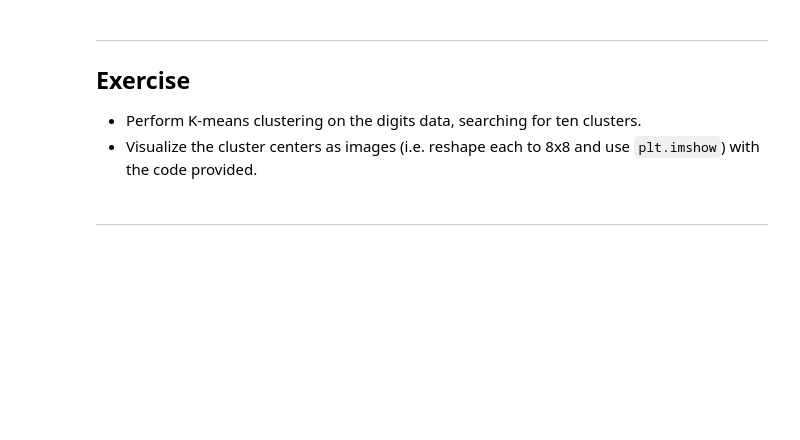
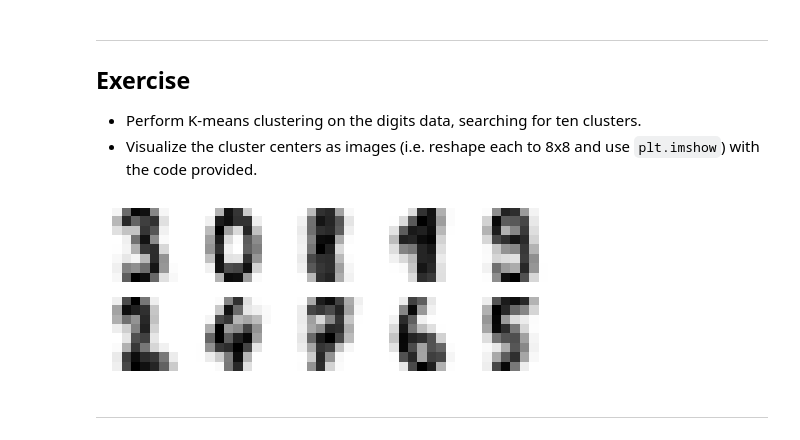
Before and after one commit to fordanic/cmiv-ai-course, a Jupyter notebook: notebooks/04 - Unsupervised Learning.ipynb, the cells around one changed output. Drawn from its saved outputs; the diff is of its cells as text; code cells hidden in the pictures; blank space fills up the shorter version.

```diff
--- a/notebooks/04 - Unsupervised Learning.ipynb
+++ b/notebooks/04 - Unsupervised Learning.ipynb
@@ -144,22 +177,24 @@ ___
 # %%
 from sklearn.datasets import load_digits
 from sklearn.cluster import KMeans
 
 # load data
 digits = load_digits()
 
 # perform clustering, the data is available in digits.data
 
-# kmeans = ...
-# ...
+kmeans = KMeans(n_clusters=10, random_state=42)
+labels = kmeans.fit_predict(digits.data)
 
 # visualize the cluster centers
 fig = plt.figure(figsize=(8, 3))
 for i in range(10):
     ax = fig.add_subplot(2, 5, 1 + i)
     ax.imshow(kmeans.cluster_centers_[i].reshape((8, 8)),
               cmap=plt.cm.binary)
     ax.axis("off")
+# %% [output]
+[figure, added]
 # %% [markdown]
 ___
 # %% [markdown]
```
Also changed, not shown: parts of 12 cells of this notebook, 1 other file.
